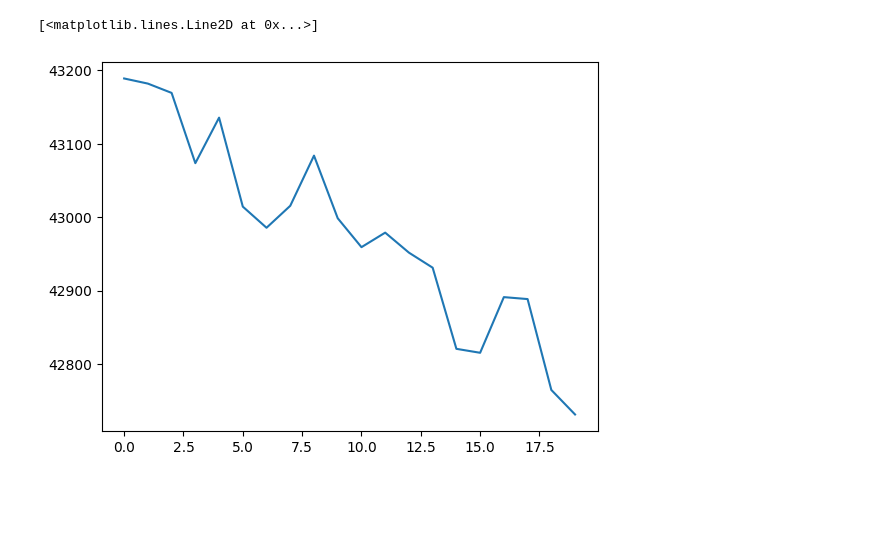
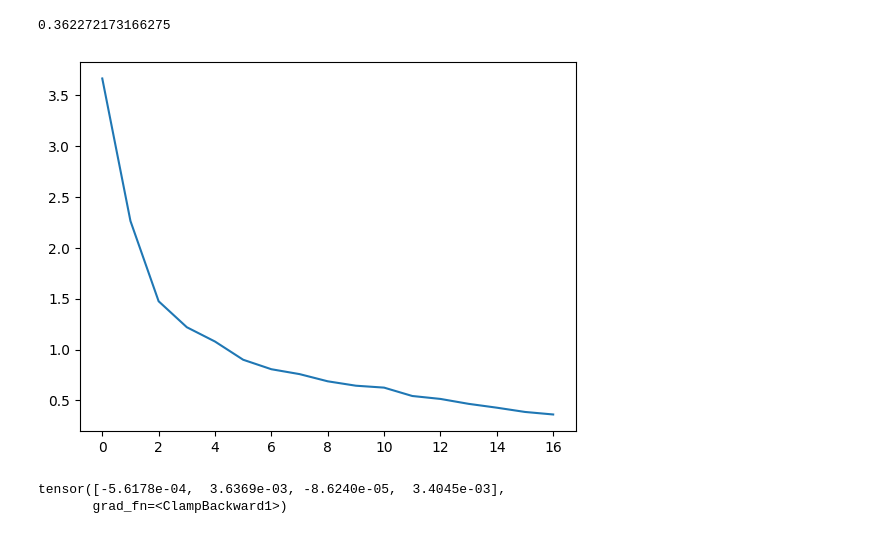
Before and after one commit to elichild01/double-pendulum, a Jupyter notebook: notebooks/PINN_implementation.ipynb, the cells around one changed output. Drawn from its saved outputs; the diff is of its cells as text; code cells hidden in the pictures; blank space fills up the shorter version.

```diff
--- a/notebooks/PINN_implementation.ipynb
+++ b/notebooks/PINN_implementation.ipynb
@@ -148,10 +148,16 @@ for i in tqdm(range(num_epochs)):
         with open(f'../models/shuffled_4dout_online_{i+1}_epochs_statedict.torch', 'wb') as file:
             torch.save(pinn.state_dict(), file)
 # %%
-plt.plot(val_losses)
+plt.plot(val_losses[3:])
+print(val_losses[-1])
 # %% [output]
-[<matplotlib.lines.Line2D at 0x...>]
+0.362272173166275
-[figure, old version]
+[figure, new version]
+# %%
+print(pinn(torch.tensor([0,0,0,0]).float()))
+# %% [output]
+tensor([-5.6178e-04,  3.6369e-03, -8.6240e-05,  3.4045e-03],
+       grad_fn=<ClampBackward1>)
 # %%
 num_epochs = 50000
 save_every = 10000
```
Also changed, not shown: 1 other file.
